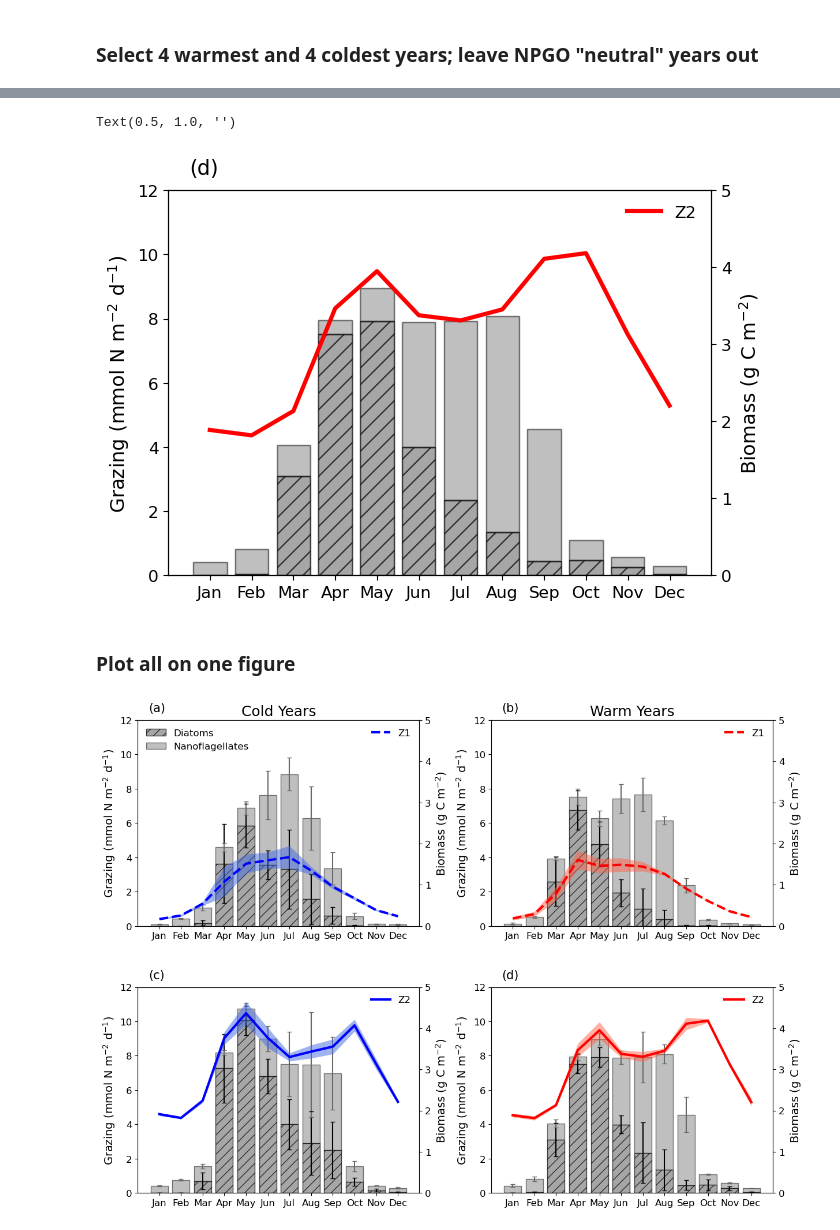
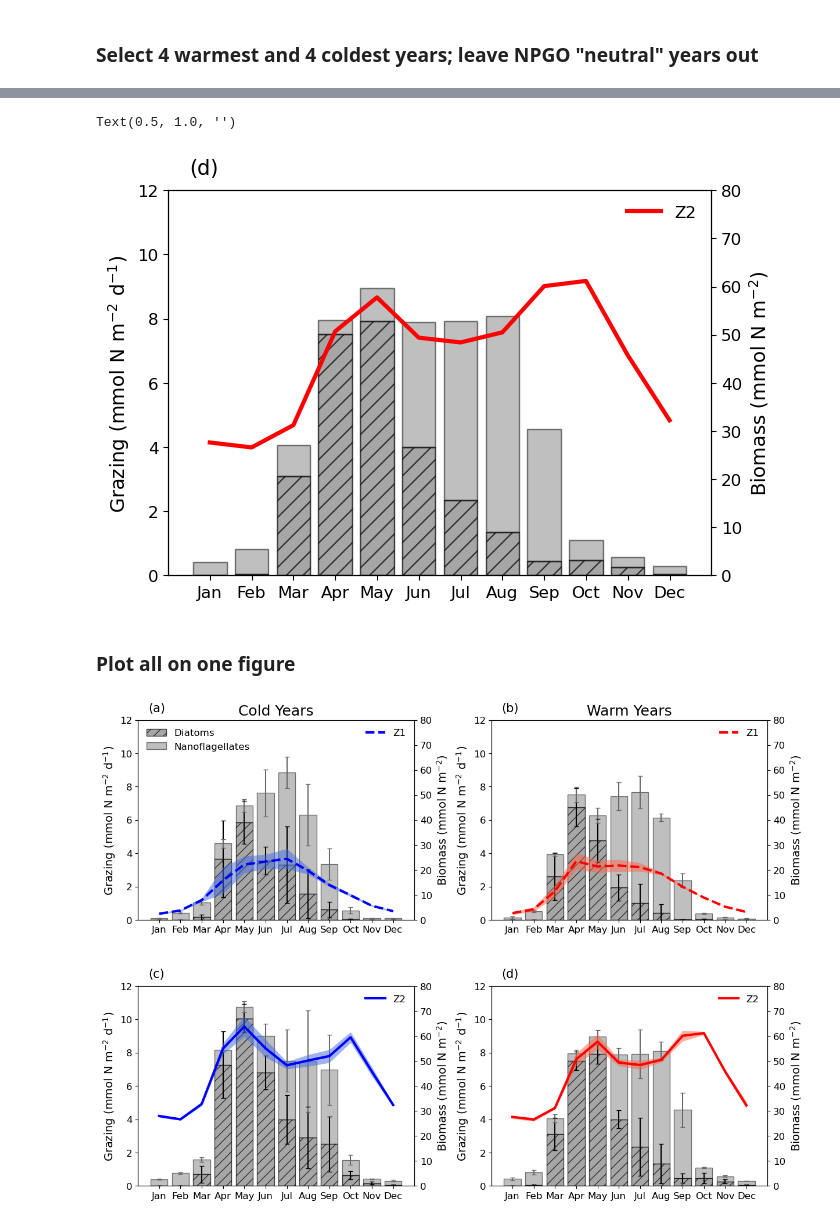
Before and after one commit to SalishSeaCast/Suchyetal_NPGOpaper, a Jupyter notebook: notebooks/Figure10_ZooplanktonGrazing.ipynb, the cells around one changed output, grey strips where cells are left out. Cells and saved outputs as stored; diff of their text form; code cells hidden in the pictures.

```diff
--- a/notebooks/Figure10_ZooplanktonGrazing.ipynb
+++ b/notebooks/Figure10_ZooplanktonGrazing.ipynb
@@ -705,5 +713,5 @@ NPGO_C_meso_std=NPGO_C_meso.std(axis=0).flatten()*5.7*12/1000
 NPGO_W_meso=np.array([[monthly_array_mesozooplankton_depthint_slicemean[8,:]],[monthly_array_mesozooplankton_depthint_slicemean[11,:]],\
         [monthly_array_mesozooplankton_depthint_slicemean[12,:]],[monthly_array_mesozooplankton_depthint_slicemean[13,:]]])
 # %%
-NPGO_W_meso_mean=NPGO_W_meso.mean(axis=0).flatten()*5.7*12/1000
+NPGO_W_meso_mean=NPGO_W_meso.mean(axis=0).flatten() #*5.7*12/1000
 # %%
@@ -750,36 +758,36 @@ Text(0.5, 1.0, '')
 
 fig, ax = plt.subplots(figsize=(7,5))
 bbox = {'boxstyle': 'round', 'facecolor': 'w', 'alpha': 0.9}
 cmap = plt.get_cmap('tab10')
 palette = [cmap(0), cmap(0.2), 'k', cmap(0.1), cmap(0.3)]
 xticks=['Jan','Feb','Mar','Apr','May','Jun','Jul','Aug','Sep','Oct','Nov',"Dec"]
 
 ax2=ax.twinx()
 
 ax2.plot(xticks, NPGO_W_meso_mean,label='Z2',color='r',linestyle='-',linewidth=3)
 
 
 ax.bar(xticks,NPGO_W_Z2diat_mean,color='grey',edgecolor='k',hatch='//',alpha=0.7,label='Diatoms')
 ax.bar(xticks,NPGO_W_Z2flag_mean,color='grey',edgecolor='k',label='Nanoflagellates',alpha=0.5,bottom=NPGO_W_Z2diat_mean)
 
 
 
-ax2.set_ylim(0,5)
-ax2.set_ylabel('Biomass (g C m$^{-2}$)',fontsize=14)
+ax2.set_ylim(0,80)
+ax2.set_ylabel('Biomass (mmol N m$^{-2}$)',fontsize=14)
 
 ax2.legend(frameon=False,loc=1)
 ax.set_ylim(0,12)
 ax.set_ylabel('Grazing (mmol N m$^{-2}$ d$^{-1}$)',fontsize=14)
 ax.set_xlabel('',fontsize=14)
 
 #ax.tick_params(axis='x', labelrotation=0)
 ax.text(-.5, 12.5, '(d)', fontsize=15,  color='k')
 ax.set_title('',fontsize=18)
 
 #plt.savefig('Fig6d.png', bbox_inches='tight',dpi=1000,transparent=False)
 # %% [output]
 Text(0.5, 1.0, '')
-[figure, old version]
+[figure, new version]
 # %% [markdown]
 ### Plot all on one figure
 # %%
@@ -790,7 +798,7 @@ cmap = plt.get_cmap('tab10')
 palette = [cmap(0), cmap(0.2), 'k', cmap(0.1), cmap(0.3)]
 xticks=['Jan','Feb','Mar','Apr','May','Jun','Jul','Aug','Sep','Oct','Nov',"Dec"]
 
-fig.tight_layout(pad=4.5)
+fig.tight_layout(pad=5)
 
 
 ### PLOT FOR Z1 COLD YEARS
@@ -807,8 +815,8 @@ ax[0,0].bar(xticks,NPGO_C_Z1flag_mean,yerr=NPGO_C_Z1flag_std,color='grey',ecolor
 
 
 
-ax2.set_ylim(0,5)
-ax2.set_ylabel('Biomass (g C m$^{-2}$)',fontsize=14)
+ax2.set_ylim(0,80)
+ax2.set_ylabel('Biomass (mmol N m$^{-2}$)',fontsize=14)
 
 ax[0,0].legend(frameon=False,loc=2)
 ax2.legend(frameon=False,loc=1)
@@ -835,8 +843,8 @@ ax[0,1].bar(xticks,NPGO_W_Z1flag_mean,yerr=NPGO_W_Z1flag_std,color='grey',ecolor
 
 
 
-ax3.set_ylim(0,5)
-ax3.set_ylabel('Biomass (g C m$^{-2}$)',fontsize=14)
+ax3.set_ylim(0,80)
+ax3.set_ylabel('Biomass (mmol N m$^{-2}$)',fontsize=14)
 
 ax3.legend(frameon=False,loc=1)
 ax[0,1].set_ylim(0,12)
@@ -862,8 +870,8 @@ ax[1,0].bar(xticks,NPGO_C_Z2flag_mean,yerr=NPGO_C_Z2flag_std,color='grey',edgeco
 
 
 
-ax4.set_ylim(0,5)
-ax4.set_ylabel('Biomass (g C m$^{-2}$)',fontsize=14)
+ax4.set_ylim(0,80)
+ax4.set_ylabel('Biomass (mmol N m$^{-2}$)',fontsize=14)
 
 #ax.legend(frameon=False,loc=2)
 ax4.legend(frameon=False,loc=1)
@@ -890,8 +898,8 @@ ax[1,1].bar(xticks,NPGO_W_Z2flag_mean,yerr=NPGO_W_Z2flag_std,color='grey',ecolor
 
 
 
-ax5.set_ylim(0,5)
-ax5.set_ylabel('Biomass (g C m$^{-2}$)',fontsize=14)
+ax5.set_ylim(0,80)
+ax5.set_ylabel('Biomass (mmol N m$^{-2}$)',fontsize=14)
 
 ax5.legend(frameon=False,loc=1)
 ax[1,1].set_ylim(0,12)
@@ -902,6 +910,6 @@ ax[1,1].set_xlabel('',fontsize=14)
 ax[1,1].text(-.5, 12.5, '(d)', fontsize=15,  color='k')
 ax[1,1].set_title('',fontsize=18)
 
-#plt.savefig('Figure10_ZooplanktonGrazing_revised.png', bbox_inches='tight',dpi=1000,transparent=False)
+#plt.savefig('Figure10_ZooplanktonGrazing_revised2.png', bbox_inches='tight',dpi=1000,transparent=False)
 # %% [output]
-[figure, old version]
+[figure, new version]
```
Also changed, not shown: parts of 12 cells of this notebook, 15 other files.
